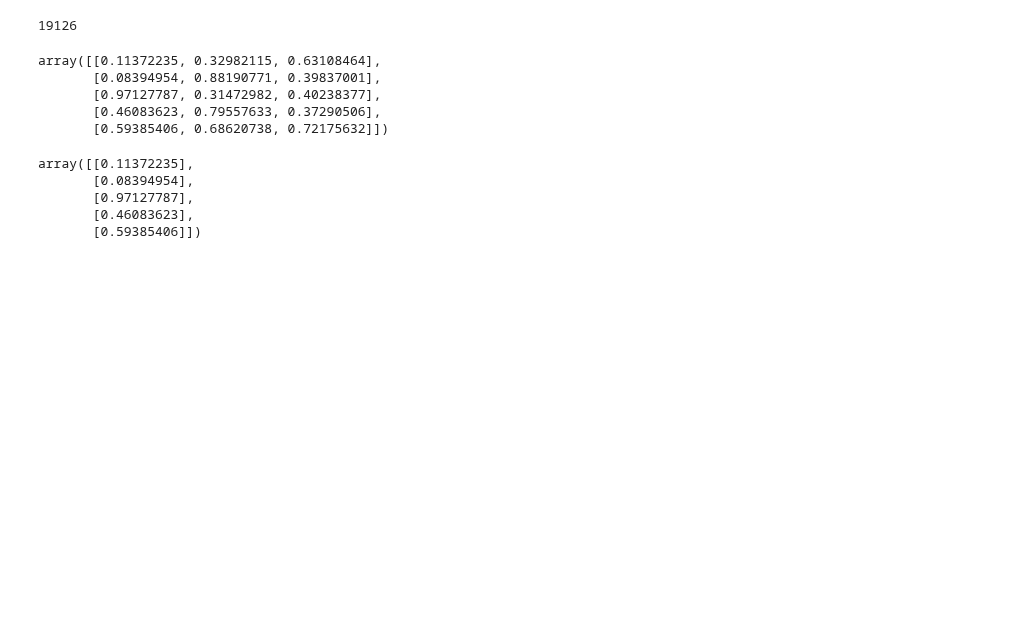
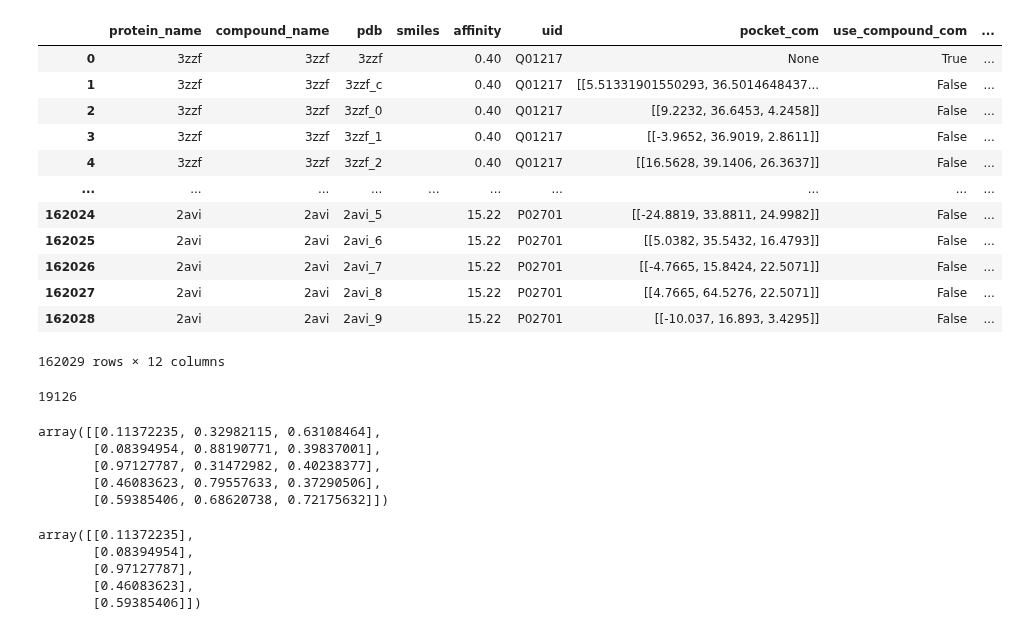
Before and after one commit to liuhaibinrobin/dockpublic, a Jupyter notebook: workspaces/draft.ipynb, the cells around one changed output. Drawn from its saved outputs; the diff is of its cells as text; code cells hidden in the pictures; blank space fills up the shorter version.

```diff
--- a/workspaces/draft.ipynb
+++ b/workspaces/draft.ipynb
@@ -3,3 +4,21 @@ import numpy as np
+# %%
+a = torch.load("/home/jovyan/dataspace/NFT/main/tankbind_datainfo.pt")
+# %%
+a
+# %% [output]
+|  | protein_name | compound_name | pdb | smiles | affinity | uid | pocket_com | use_compound_com | ... |
+| 0 | 3zzf | 3zzf | 3zzf |  | 0.40 | Q01217 | None | True | ... |
+| 1 | 3zzf | 3zzf | 3zzf_c |  | 0.40 | Q01217 | [[5.51331901550293, 36.5014648437... | False | ... |
+| 2 | 3zzf | 3zzf | 3zzf_0 |  | 0.40 | Q01217 | [[9.2232, 36.6453, 4.2458]] | False | ... |
+| 3 | 3zzf | 3zzf | 3zzf_1 |  | 0.40 | Q01217 | [[-3.9652, 36.9019, 2.8611]] | False | ... |
+| 4 | 3zzf | 3zzf | 3zzf_2 |  | 0.40 | Q01217 | [[16.5628, 39.1406, 26.3637]] | False | ... |
+| ... | ... | ... | ... | ... | ... | ... | ... | ... | ... |
+| 162024 | 2avi | 2avi | 2avi_5 |  | 15.22 | P02701 | [[-24.8819, 33.8811, 24.9982]] | False | ... |
+| 162025 | 2avi | 2avi | 2avi_6 |  | 15.22 | P02701 | [[5.0382, 35.5432, 16.4793]] | False | ... |
+| 162026 | 2avi | 2avi | 2avi_7 |  | 15.22 | P02701 | [[-4.7665, 15.8424, 22.5071]] | False | ... |
+| 162027 | 2avi | 2avi | 2avi_8 |  | 15.22 | P02701 | [[4.7665, 64.5276, 22.5071]] | False | ... |
+| 162028 | 2avi | 2avi | 2avi_9 |  | 15.22 | P02701 | [[-10.037, 16.893, 3.4295]] | False | ... |
+162029 rows × 12 columns
 # %%
 import os
 
```
Also changed, not shown: parts of 1 cell of this notebook, 1 other file.
